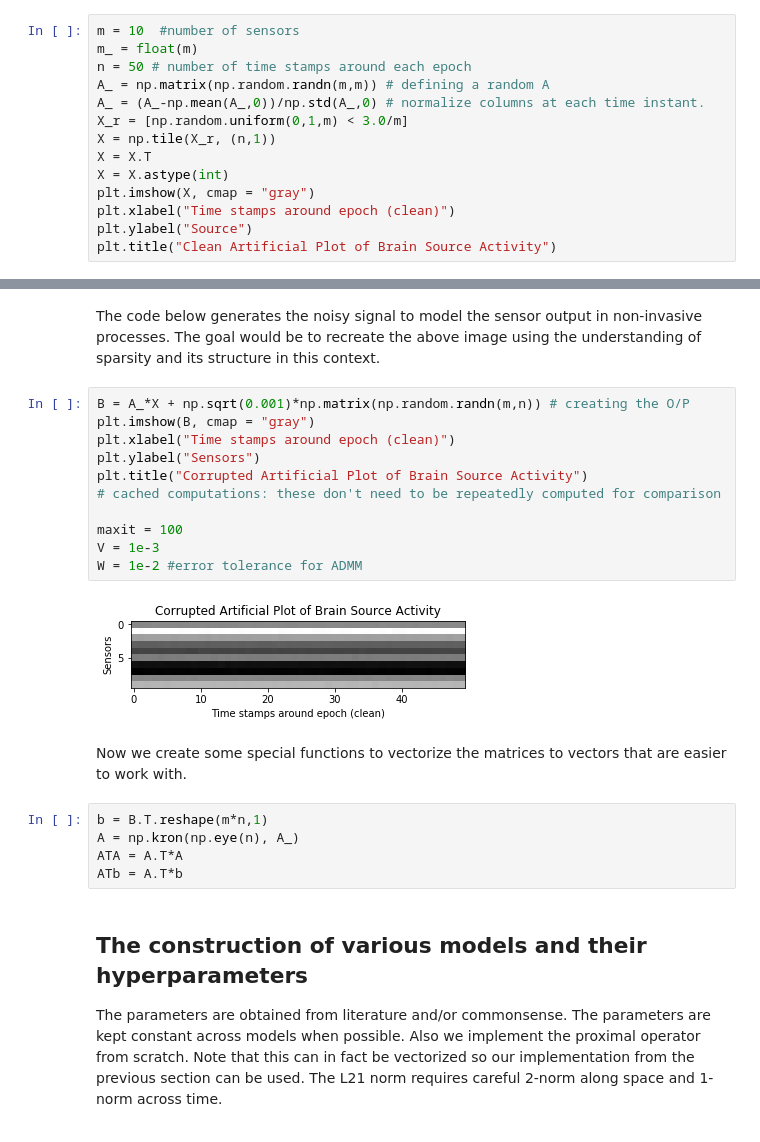
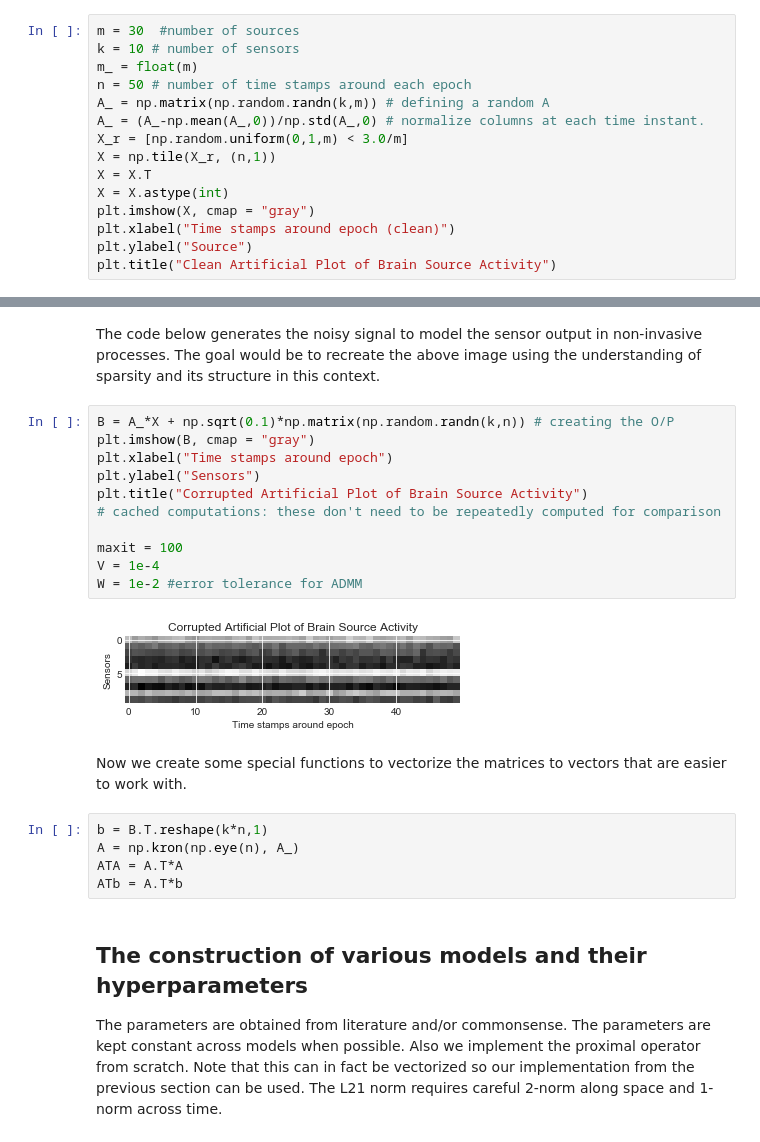
Before and after one commit to pholur/Structural-Sparsity-with-Convex-Optimization-Convergence-Methods, a Jupyter notebook: Pavan_Holur_ECE236C_1b.ipynb, the cells around one changed output, grey strips where cells are left out. Saved outputs shown, nothing was run; the diff lists cells and outputs as text.

```diff
--- a/Pavan_Holur_ECE236C_1b.ipynb
+++ b/Pavan_Holur_ECE236C_1b.ipynb
@@ -9,10 +9,11 @@ Initializing some basic compute constants. We assume in this case that **"w" is
 
 Also noise is added artificially. In this simulation we also make the simplification that the **gain matrix G is square**. This implies that the number of sensors is equal to the number of sources. This is generally not the case, but the example has visual similarity to the source, so it is interesting to consider.
 # %%
-m = 10 	#number of sensors
+m = 30 	#number of sources
+k = 10 # number of sensors
 m_ = float(m)
 n = 50 # number of time stamps around each epoch
-A_ = np.matrix(np.random.randn(m,m)) # defining a random A
+A_ = np.matrix(np.random.randn(k,m)) # defining a random A
 A_ = (A_-np.mean(A_,0))/np.std(A_,0) # normalize columns at each time instant.
 X_r = [np.random.uniform(0,1,m) < 3.0/m]
 X = np.tile(X_r, (n,1))
@@ -28,22 +29,22 @@ Text(0.5,1,'Clean Artificial Plot of Brain Source Activity')
 # %% [markdown]
 The code below generates the noisy signal to model the sensor output in non-invasive processes. The goal would be to recreate the above image using the understanding of sparsity and its structure in this context.
 # %%
-B = A_*X + np.sqrt(0.001)*np.matrix(np.random.randn(m,n)) # creating the O/P
+B = A_*X + np.sqrt(0.1)*np.matrix(np.random.randn(k,n)) # creating the O/P
 plt.imshow(B, cmap = "gray")
-plt.xlabel("Time stamps around epoch (clean)")
+plt.xlabel("Time stamps around epoch")
 plt.ylabel("Sensors")
 plt.title("Corrupted Artificial Plot of Brain Source Activity")
 # cached computations: these don't need to be repeatedly computed for comparison
 
 maxit = 100
-V = 1e-3
+V = 1e-4
 W = 1e-2 #error tolerance for ADMM
 # %% [output]
-[figure, old version]
+[figure, new version]
 # %% [markdown]
 Now we create some special functions to vectorize the matrices to vectors that are easier to work with.
 # %%
-b = B.T.reshape(m*n,1)
+b = B.T.reshape(k*n,1)
 A = np.kron(np.eye(n), A_)
 ATA = A.T*A
 ATb = A.T*b
```
Also changed, not shown: parts of 6 cells of this notebook, 3 other files.
